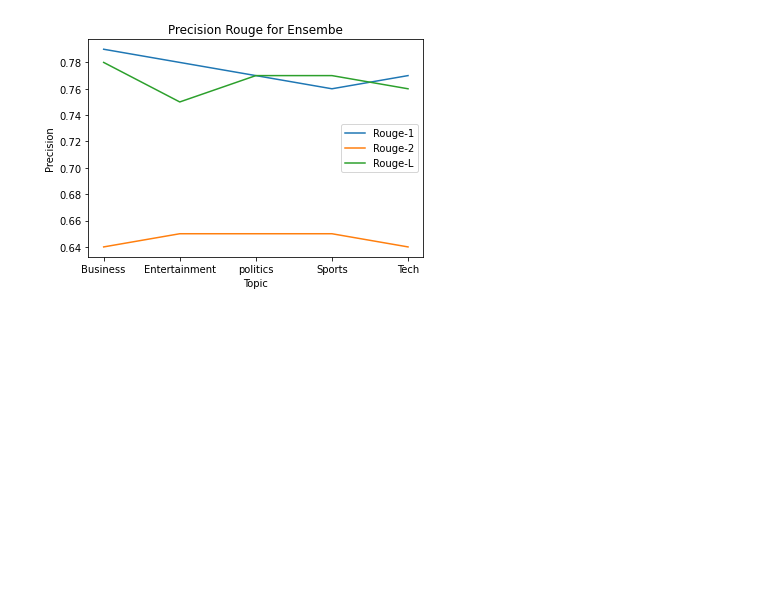
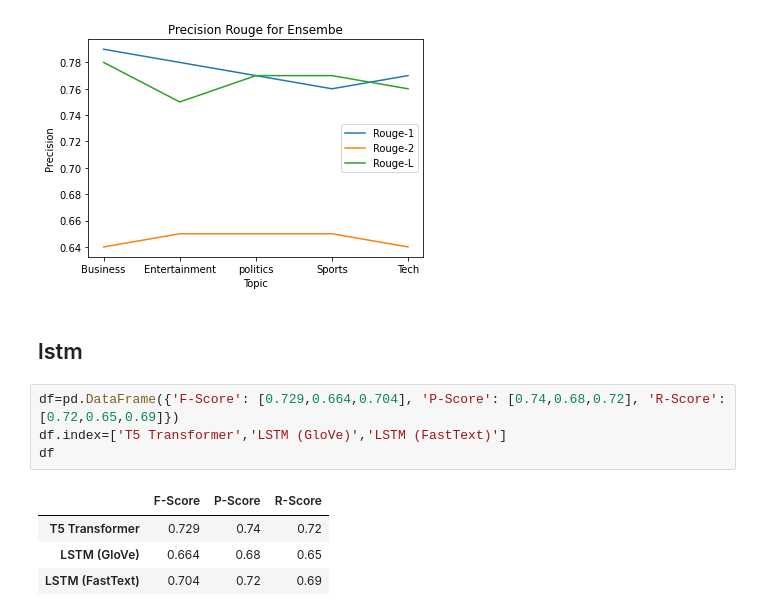
Before and after one commit to kannavdhawan/Extractive-and-abstractive-Text-summarization, a Jupyter notebook: metrics.ipynb, the cells around one changed output. Saved outputs shown, nothing was run; the diff lists cells and outputs as text; blank space fills up the shorter version.

```diff
--- a/metrics.ipynb
+++ b/metrics.ipynb
@@ -506,3 +496,14 @@ plt.ylabel('Precision')
 # %% [output]
 Text(0, 0.5, 'Precision')
 [figure]
+# %% [markdown]
+## lstm
+# %%
+df=pd.DataFrame({'F-Score': [0.729,0.664,0.704], 'P-Score': [0.74,0.68,0.72], 'R-Score': [0.72,0.65,0.69]})
+df.index=['T5 Transformer','LSTM (GloVe)','LSTM (FastText)']
+df
+# %% [output]
+|  | F-Score | P-Score | R-Score |
+| T5 Transformer | 0.729 | 0.74 | 0.72 |
+| LSTM (GloVe) | 0.664 | 0.68 | 0.65 |
+| LSTM (FastText) | 0.704 | 0.72 | 0.69 |
```
Also changed, not shown: parts of 18 cells of this notebook.
